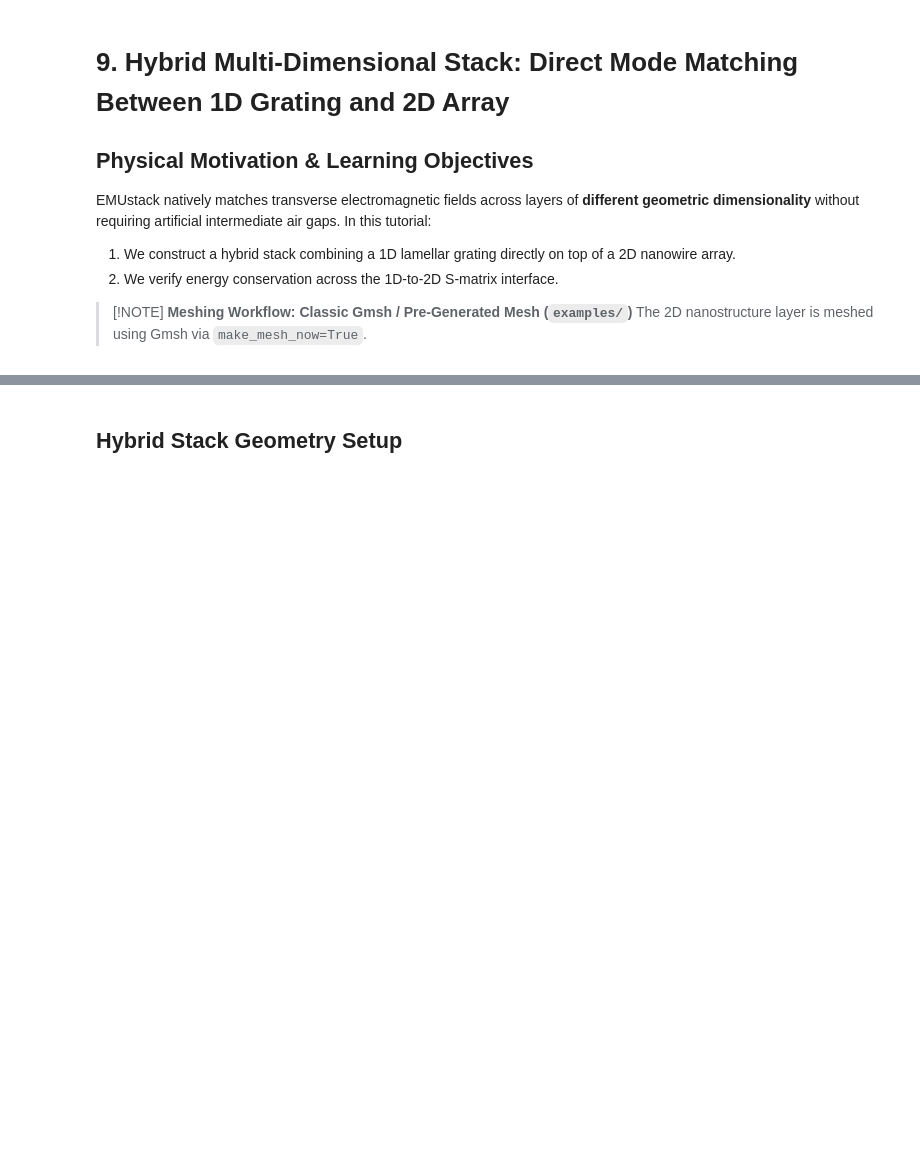
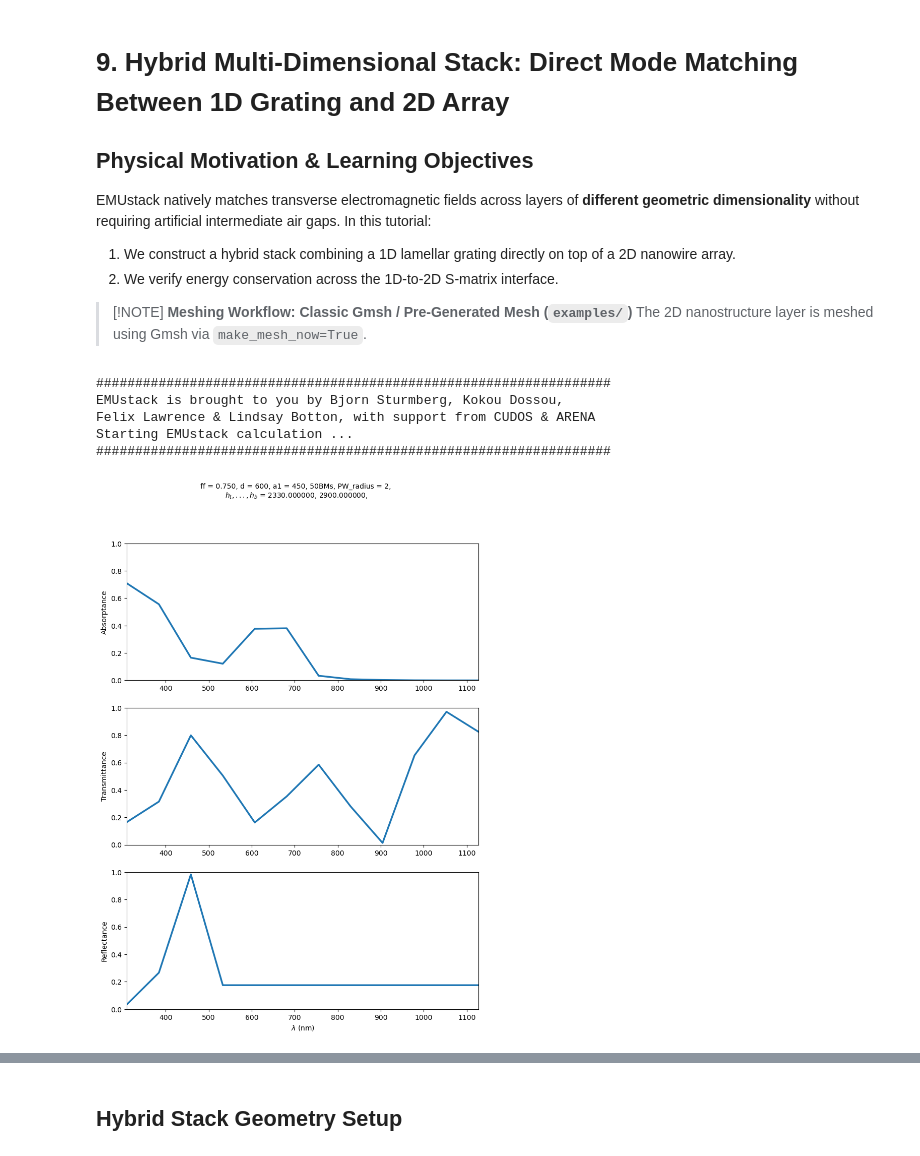
Before and after one commit to gevero/EMUstack, a Jupyter notebook: examples/simo_041-combining_1D_and_2D_array.ipynb, the cells around one changed output, grey strips where cells are left out. Cells and saved outputs as stored; diff of their text form; code cells hidden in the pictures; blank space fills up the shorter version.

Commit message:
fix(examples): restore original simulation parameters and full inline plot generation across all notebooks

```diff
--- a/examples/simo_041-combining_1D_and_2D_array.ipynb
+++ b/examples/simo_041-combining_1D_and_2D_array.ipynb
@@ -12,7 +12,57 @@ EMUstack natively matches transverse electromagnetic fields across layers of **d
 # %%
 import numpy as np
 import matplotlib.pyplot as plt
 import concurrent.futures
 
 from EMUstack.backend import materials, objects, plotting
 from EMUstack.backend.stack import Stack
+
+wl_1 = 310.0
+wl_2 = 1127.0
+no_wl_1 = 12
+wavelengths = np.linspace(wl_1, wl_2, no_wl_1)
+light_list = [objects.Light(wl, max_order_PWs=2, theta=0.0, phi=0.0) for wl in wavelengths]
+
+period = 600.0
+num_BMs = 50
+
+superstrate = objects.ThinFilm(period, height_nm='semi_inf', material=materials.Air, loss=False)
+substrate   = objects.ThinFilm(period, height_nm='semi_inf', material=materials.SiO2, loss=False)
+
+NW_diameter = 120.0
+NW_array = objects.NanoStruct(
+    '2D_array', period, NW_diameter, height_nm=2330.0,
+    inclusion_a=materials.Si_c, background=materials.Air, loss=True,
+    make_mesh_now=True, force_mesh=False, lc_bkg=0.1, lc2=2.0
+)
+
+grating = objects.NanoStruct(
+    '1D_array', period, int(round(0.75 * period)), height_nm=2900.0,
+    background=materials.Material(1.46 + 0.0j), inclusion_a=materials.Material(5.0 + 0.0j),
+    loss=True, lc_bkg=0.01, world_1d=False
+)
+
+def simulate_stack(light):
+    sim_sup = superstrate.calc_modes(light)
+    sim_sub = substrate.calc_modes(light)
+    sim_nws = NW_array.calc_modes(light, num_BMs=num_BMs)
+    sim_grt = grating.calc_modes(light, num_BMs=num_BMs)
+    stk = Stack((sim_sub, sim_grt, sim_nws, sim_sup))
+    stk.calc_scat(pol='TE')
+    return stk
+
+with concurrent.futures.ThreadPoolExecutor() as executor:
+    stacks_list = list(executor.map(simulate_stack, light_list))
+
+figs_tra = plotting.t_r_a_plots(stacks_list, active_layer_nu=1)
+plt.show()
+
+fig_om = plotting.omega_plot(stacks_list, wavelengths)
+plt.show()
+# %% [output]
+##################################################################
+EMUstack is brought to you by Bjorn Sturmberg, Kokou Dossou,
+Felix Lawrence & Lindsay Botton, with support from CUDOS & ARENA
+Starting EMUstack calculation ...
+##################################################################
+[figure, added]
```
Also changed, not shown: parts of 3 cells of this notebook, 27 other files.
